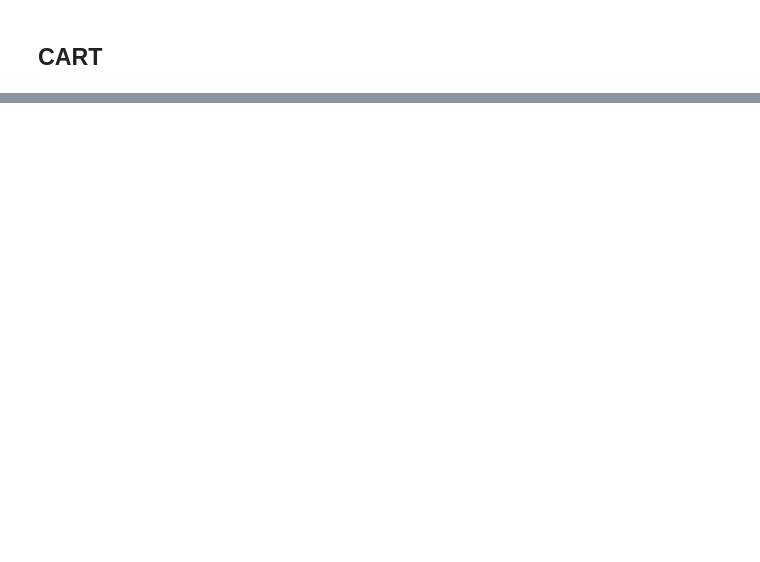
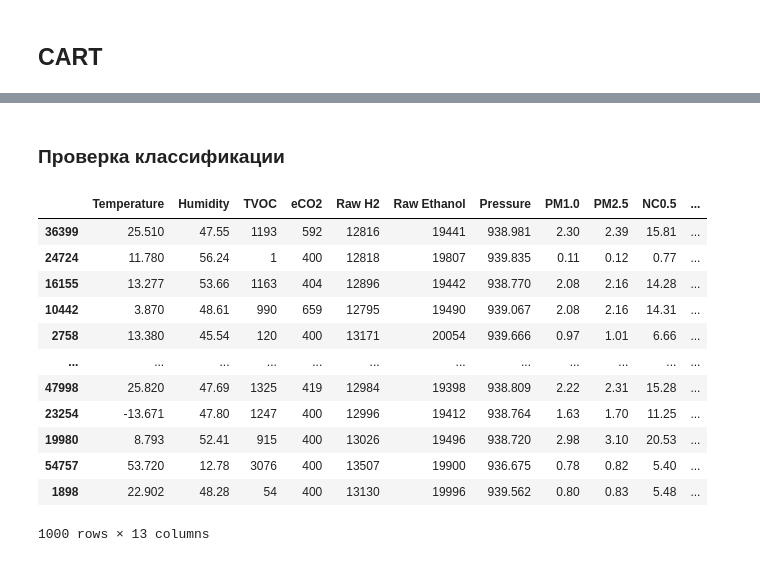
Before and after one commit to SeitovaRalina/Machine-Learning-Labs, a Jupyter notebook: notebooks/Лабораторная №5/Lab5_Seitova.ipynb, the cells around one changed output, grey strips where cells are left out. Cells and saved outputs as stored; diff of their text form; code cells hidden in the pictures; blank space fills up the shorter version.

```diff
--- a/notebooks/Лабораторная №5/Lab5_Seitova.ipynb
+++ b/notebooks/Лабораторная №5/Lab5_Seitova.ipynb
@@ -462,0 +645,19 @@ plt.savefig('figures/plot_tree-DTR.png')
+# %% [markdown]
+### Проверка классификации
+# %%
+cropped_df_clf = df_clf.sample(n=1000)
+cropped_df_clf
+# %% [output]
+|  | Temperature | Humidity | TVOC | eCO2 | Raw H2 | Raw Ethanol | Pressure | PM1.0 | PM2.5 | NC0.5 | ... |
+| 36399 | 25.510 | 47.55 | 1193 | 592 | 12816 | 19441 | 938.981 | 2.30 | 2.39 | 15.81 | ... |
+| 24724 | 11.780 | 56.24 | 1 | 400 | 12818 | 19807 | 939.835 | 0.11 | 0.12 | 0.77 | ... |
+| 16155 | 13.277 | 53.66 | 1163 | 404 | 12896 | 19442 | 938.770 | 2.08 | 2.16 | 14.28 | ... |
+| 10442 | 3.870 | 48.61 | 990 | 659 | 12795 | 19490 | 939.067 | 2.08 | 2.16 | 14.31 | ... |
+| 2758 | 13.380 | 45.54 | 120 | 400 | 13171 | 20054 | 939.666 | 0.97 | 1.01 | 6.66 | ... |
+| ... | ... | ... | ... | ... | ... | ... | ... | ... | ... | ... | ... |
+| 47998 | 25.820 | 47.69 | 1325 | 419 | 12984 | 19398 | 938.809 | 2.22 | 2.31 | 15.28 | ... |
+| 23254 | -13.671 | 47.80 | 1247 | 400 | 12996 | 19412 | 938.764 | 1.63 | 1.70 | 11.25 | ... |
+| 19980 | 8.793 | 52.41 | 915 | 400 | 13026 | 19496 | 938.720 | 2.98 | 3.10 | 20.53 | ... |
+| 54757 | 53.720 | 12.78 | 3076 | 400 | 13507 | 19900 | 936.675 | 0.78 | 0.82 | 5.40 | ... |
+| 1898 | 22.902 | 48.28 | 54 | 400 | 13130 | 19996 | 939.562 | 0.80 | 0.83 | 5.48 | ... |
+1000 rows × 13 columns
```
Also changed, not shown: parts of 70 cells of this notebook, 4 other files.
